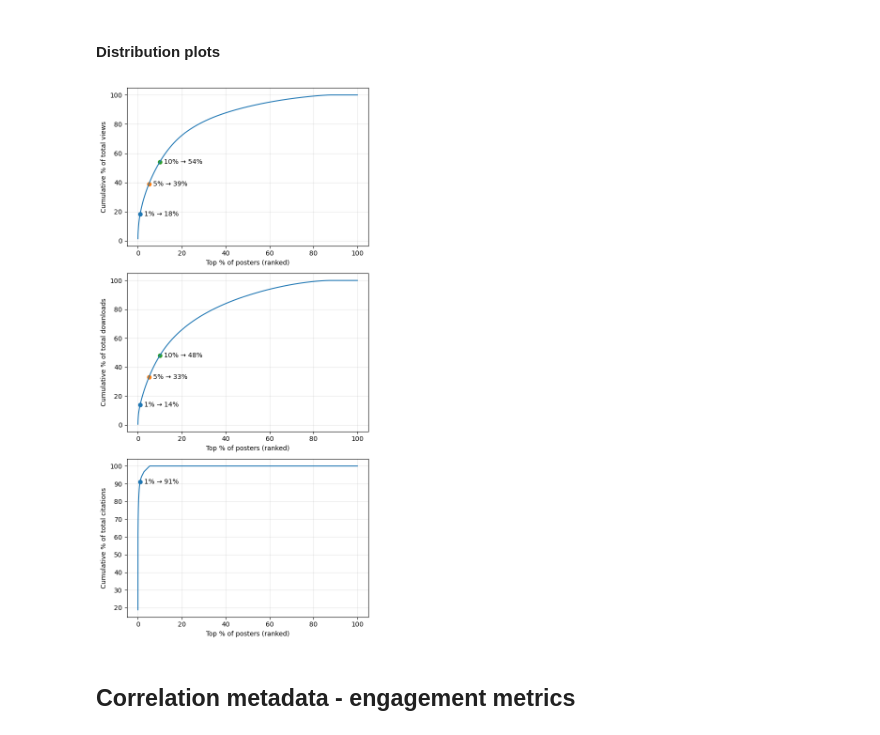
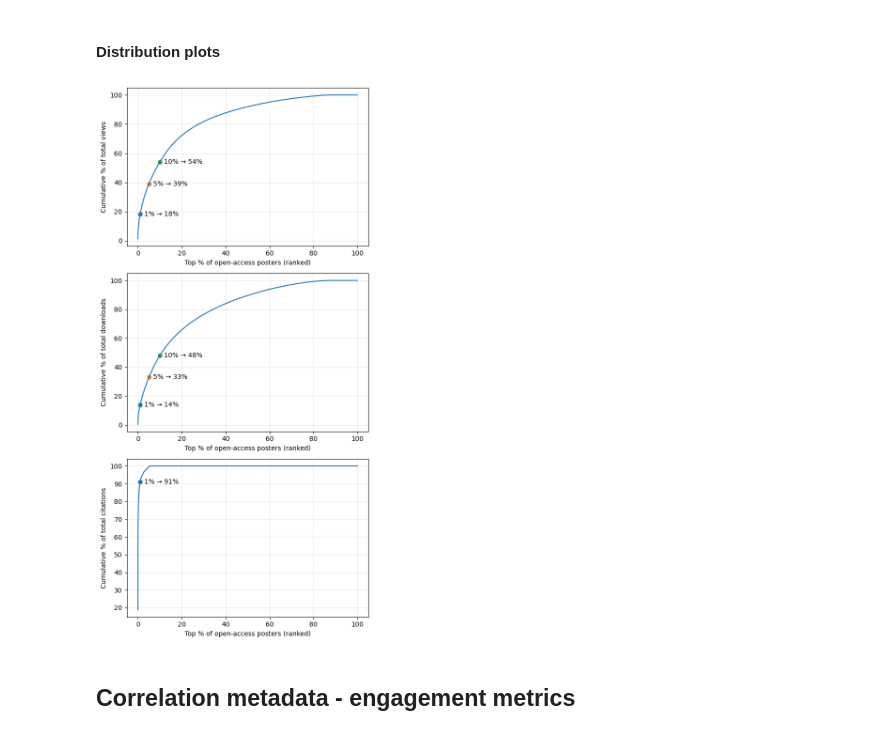
Before and after one commit to fairdataihub/poster-sharing-reuse-paper-code, a Jupyter notebook: poster-reuse.ipynb, the cells around one changed output. Cells and saved outputs as stored; diff of their text form; code cells hidden in the pictures.

Commit message:
feat: poster reuse data prep added

```diff
--- a/poster-reuse.ipynb
+++ b/poster-reuse.ipynb
@@ -35,32 +66,5 @@ Imported data from 39132 posters
 # %% [markdown]
 ## Helper functions for citation count
-# %%
-def finalize_df(df):
-
-    bool_cols = [c for c in df.columns if c.startswith("has_") or c.startswith("is_")]
-    count_cols = [c for c in df.columns if c.endswith("_count")]
-    float_cols = [c for c in df.columns if c.endswith("_percentage")]
-    str_cols = [
-        "doi", "doi_url", "repository_url", "license_name",
-        "creation_date", "other_dates", "files", "repository"
-    ]
-
-    # Ensure columns exist
-    for c in str_cols + bool_cols + count_cols + float_cols:
-        if c not in df.columns:
-            df[c] = pd.NA
-
-    df[bool_cols] = df[bool_cols].astype("boolean")
-    df[count_cols] = df[count_cols].astype("Int64")
-    df[float_cols] = df[float_cols].astype("Float64")
-    df[str_cols] = df[str_cols].astype("string")
-
-    # views/downloads int
-    for c in ["views", "downloads"]:
-        if c in df.columns:
-            df[c] = df[c].astype("Int64")
-
-    return df
 # %%
 _DOI_PATTERN = re.compile(
     r"""
@@ -505,9 +512,10 @@ display(df.head())
 # %%
+df = pd.read_csv("inputs/dataset/derivative/poster-metadata/metadata-combined.csv")
+df = finalize_df(df)
 df_open = df.copy()
 df_open = df_open[df_open["is_open_access"] == True] #engagement only for open access posters
-df_open["total_keywords_count"] = df_open["keywords_freetext_count"].fillna(0) + df_open["keywords_controlled_vocabularies_count"].fillna(0)
-df_open["total_references_count"] = df_open["references_no_identifiers_count"].fillna(0) + df_open["references_with_identifiers_count"].fillna(0)
 print(len(df_open))
+df_open = finalize_df(df_open)
 df_open.head()
 # %% [output]
 38735
@@ -631,34 +681,34 @@ def annotate_top_points(ax, df, col, points=(1, 5, 10)):
         ax.text(0.5, 0.5, "No data (sum = 0)", ha="center", va="center", transform=ax.transAxes)
         ax.set_xlabel("Top % of posters")
         ax.set_ylabel("Cumulative %")
         ax.grid(True, alpha=0.3)
         return
 
     cum_share = np.cumsum(x_sorted) / total
     top_pct = np.arange(1, len(x_sorted) + 1) / len(x_sorted)
 
     # plot
     ax.plot(top_pct * 100, cum_share * 100)
     for p in points:
         idx = int(np.ceil(len(x_sorted) * (p / 100))) - 1
         idx = max(0, min(idx, len(x_sorted) - 1))
         ax.scatter([p], [cum_share[idx] * 100])
         ax.text(p, cum_share[idx] * 100, f"  {p}% → {cum_share[idx]*100:.0f}%", va="center")
 
-    ax.set_xlabel("Top % of posters (ranked)")
+    ax.set_xlabel("Top % of open-access posters (ranked)")
     ax.set_ylabel(f"Cumulative % of total {col}")
     ax.grid(True, alpha=0.3)
 
 fig, axes = plt.subplots(3, 1, figsize=(6, 12), sharey=False)
 
 annotate_top_points(axes[0], df_open, "views", points=(1, 5, 10))
 annotate_top_points(axes[1], df_open, "downloads", points=(1, 5, 10))
 annotate_top_points(axes[2], df_open, "citations", points=(1,))
 
 plt.tight_layout()
 plt.savefig('outputs/poster-reuse/distribution-engagement.png')
 plt.show()
 # %% [output]
-[figure, old version]
+[figure, new version]
 # %% [markdown]
 ## Correlation metadata - engagement metrics
```
Also changed, not shown: parts of 21 cells of this notebook, 5 other files.
